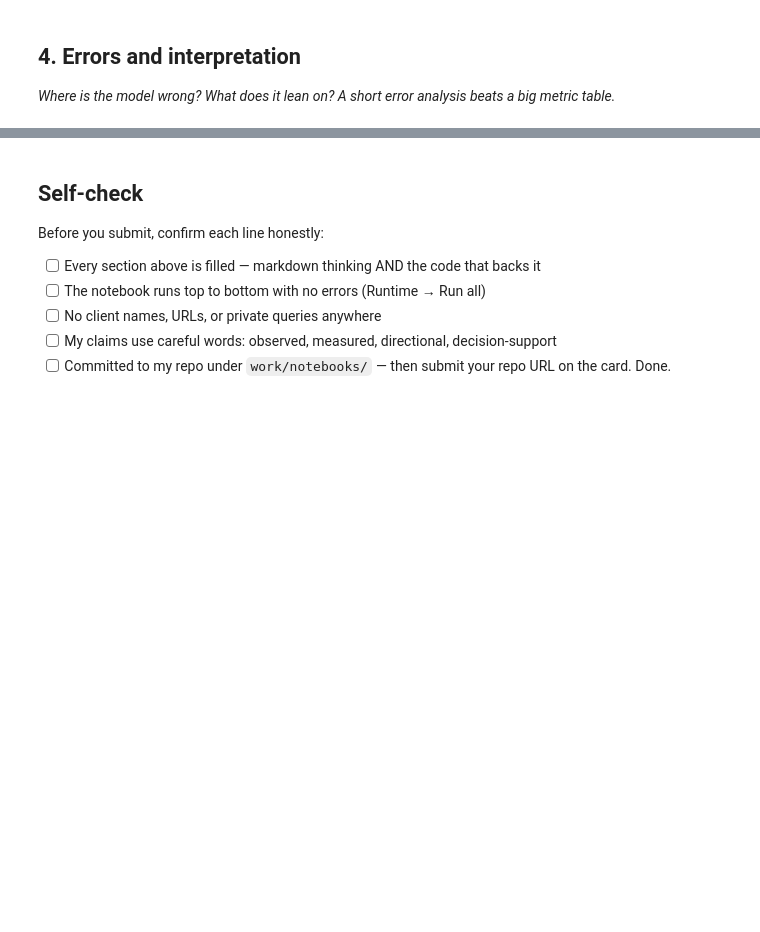
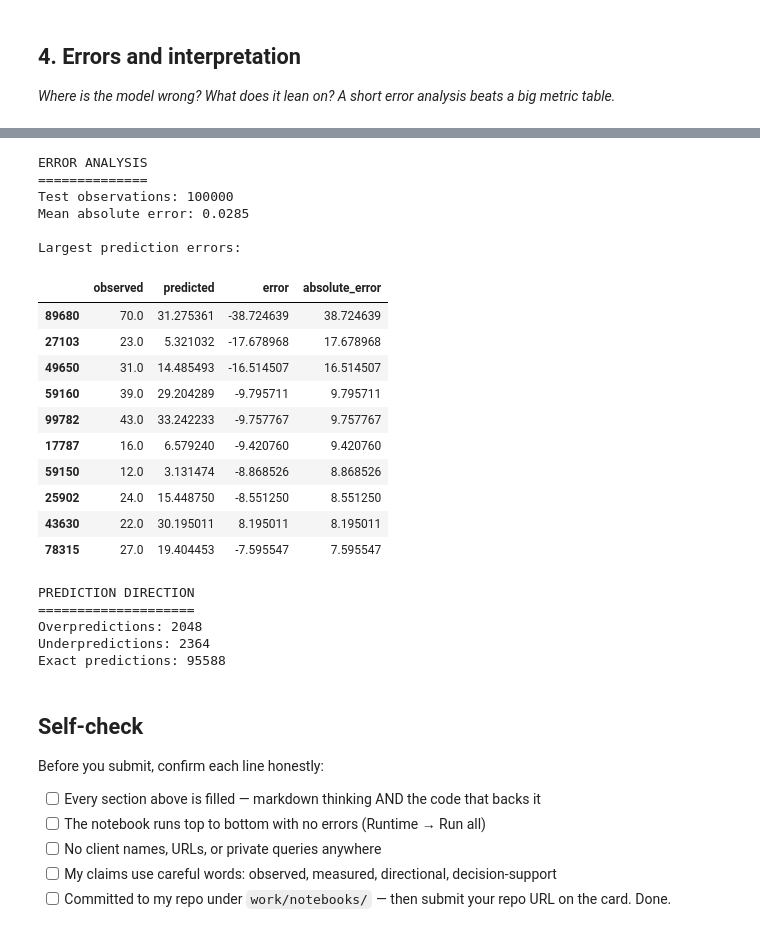
Before and after one commit to itsayeshaqamar/flyrank-mlinternship-ayesha, a Jupyter notebook: work/notebooks/w05_model.ipynb, the cells around one changed output, grey strips where cells are left out. Cells and saved outputs as stored; diff of their text form; code cells hidden in the pictures; blank space fills up the shorter version.

```diff
--- a/work/notebooks/w05_model.ipynb
+++ b/work/notebooks/w05_model.ipynb
@@ -36,0 +476,7 @@ This skeleton is yours to fill. Work the sections **in order** — each one has
+# %%
+# Generate predictions for the held-out test set
+
+y_pred = model.predict(X_test)
+
+print("Predictions created:", len(y_pred))
+print("Actual test values:", len(y_test))
@@ -37,3 +486,74 @@ This skeleton is yours to fill. Work the sections **in order** — each one has
+# %%
+# This cell is for CODE (numbers, a query, a check).
+# Write your text answer in the cell ABOVE this one — typing sentences here breaks Run All.
+# ML-08 Section 4
+# Error analysis
+
+import pandas as pd
+import numpy as np
+
+error_analysis = pd.DataFrame({
+    "observed": np.asarray(y_test),
+    "predicted": np.asarray(y_pred)
+})
+
+error_analysis["error"] = (
+    error_analysis["predicted"] -
+    error_analysis["observed"]
+)
+
+error_analysis["absolute_error"] = (
+    error_analysis["error"].abs()
+)
+
+print("ERROR ANALYSIS")
+print("==============")
+print("Test observations:", len(error_analysis))
+print(
+    "Mean absolute error:",
+    round(error_analysis["absolute_error"].mean(), 4)
+)
+
+print("\nLargest prediction errors:")
+
+display(
+    error_analysis
+    .sort_values("absolute_error", ascending=False)
+    .head(10)
+)
+
+overpredict = (error_analysis["error"] > 0).sum()
+underpredict = (error_analysis["error"] < 0).sum()
+exact = (error_analysis["error"] == 0).sum()
+
+print("\nPREDICTION DIRECTION")
+print("====================")
+print("Overpredictions:", overpredict)
+print("Underpredictions:", underpredict)
+print("Exact predictions:", exact)
+# %% [output]
+ERROR ANALYSIS
+==============
+Test observations: 100000
+Mean absolute error: 0.0285
+
+Largest prediction errors:
+|  | observed | predicted | error | absolute_error |
+| 89680 | 70.0 | 31.275361 | -38.724639 | 38.724639 |
+| 27103 | 23.0 | 5.321032 | -17.678968 | 17.678968 |
+| 49650 | 31.0 | 14.485493 | -16.514507 | 16.514507 |
+| 59160 | 39.0 | 29.204289 | -9.795711 | 9.795711 |
+| 99782 | 43.0 | 33.242233 | -9.757767 | 9.757767 |
+| 17787 | 16.0 | 6.579240 | -9.420760 | 9.420760 |
+| 59150 | 12.0 | 3.131474 | -8.868526 | 8.868526 |
+| 25902 | 24.0 | 15.448750 | -8.551250 | 8.551250 |
+| 43630 | 22.0 | 30.195011 | 8.195011 | 8.195011 |
+| 78315 | 27.0 | 19.404453 | -7.595547 | 7.595547 |
+PREDICTION DIRECTION
+====================
+Overpredictions: 2048
+Underpredictions: 2364
+Exact predictions: 95588
 # %% [markdown]
 ## Self-check
 
```
Also changed, not shown: parts of 21 cells of this notebook.
